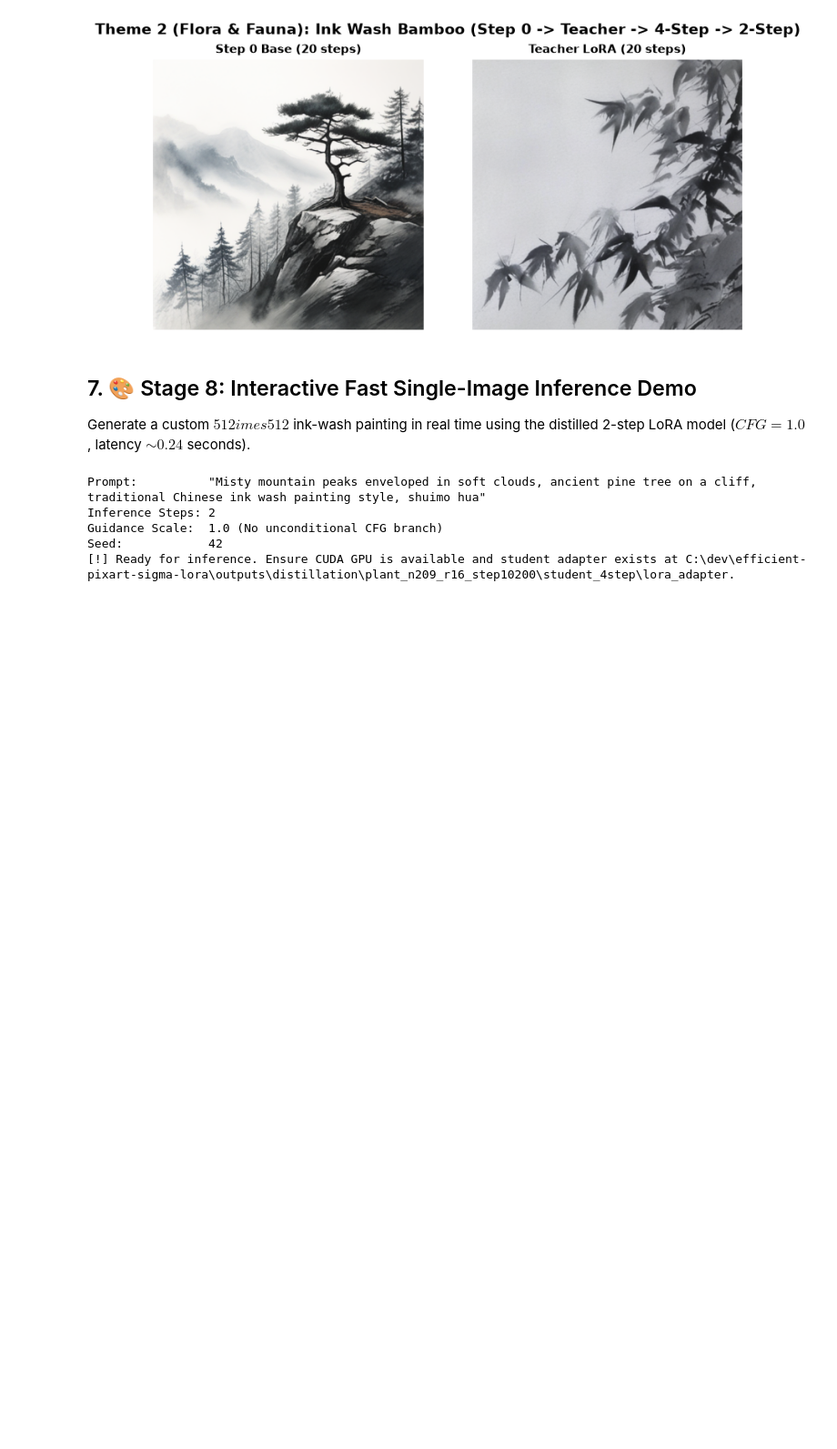
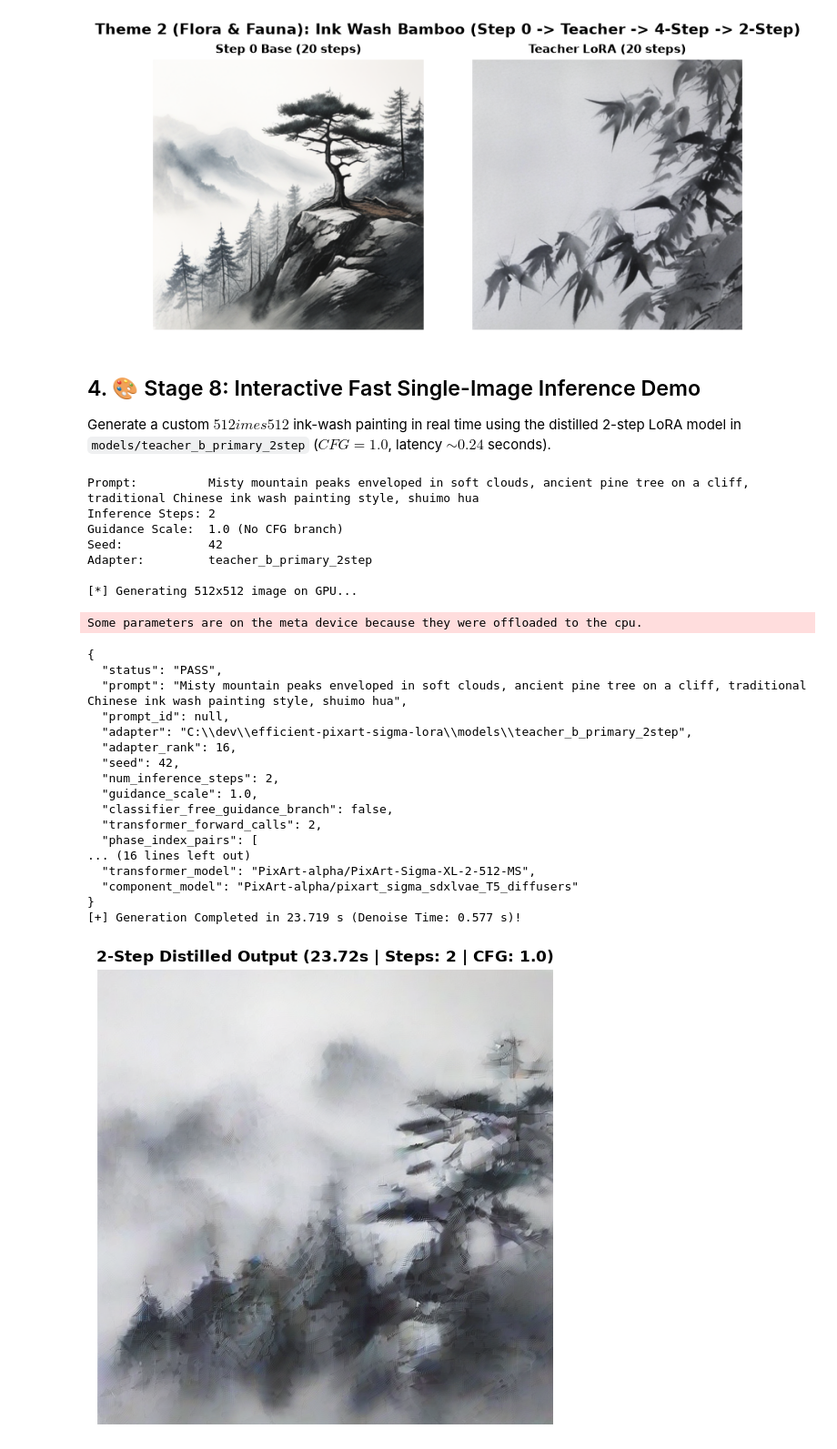
Before and after one commit to jackyckp/efficient-pixart-sigma-lora, a Jupyter notebook: notebooks/evaluation/pixart_distillation_4step_2step_eval.ipynb, the cells around one changed output. Shown at 91% size. Saved outputs shown, nothing was run; the diff lists cells and outputs as text; code cells hidden in the pictures; blank space fills up the shorter version.

```diff
--- a/notebooks/evaluation/02_pixart_distillation_4step_2step_and_eval.ipynb
+++ b/notebooks/evaluation/pixart_distillation_4step_2step_eval.ipynb
@@ -295,8 +231,8 @@ display_model_progression_grid(sample_images_bamboo, title="Theme 2 (Flora & Fau
 [figure]
 [figure]
 # %% [markdown]
-## 7. 🎨 Stage 8: Interactive Fast Single-Image Inference Demo
-Generate a custom $512	imes 512$ ink-wash painting in real time using the distilled 2-step LoRA model ($CFG=1.0$, latency $\sim 0.24$ seconds).
+## 4. 🎨 Stage 8: Interactive Fast Single-Image Inference Demo
+Generate a custom $512	imes 512$ ink-wash painting in real time using the distilled 2-step LoRA model in `models/teacher_b_primary_2step` ($CFG=1.0$, latency $\sim 0.24$ seconds).
 # %%
 from scripts.distillation.generate_distilled_impl import generate, build_parser as build_gen_parser
 
@@ -305,51 +241,69 @@ PROMPT = "Misty mountain peaks enveloped in soft clouds, ancient pine tree on a
 NUM_STEPS = 2
 SEED = 42
 GUIDANCE_SCALE = 1.0
 
-print(f"Prompt:          \"{PROMPT}\"")
-print(f"Inference Steps: {NUM_STEPS}")
-print(f"Guidance Scale:  {GUIDANCE_SCALE} (No unconditional CFG branch)")
-print(f"Seed:            {SEED}")
+# Select distilled adapter from models/
+adapter_to_use = student_2step_path if student_2step_path.exists() else student_4step_path
 
-# Select best available distilled student adapter
-adapter_candidate = REPO_ROOT / "outputs" / "distillation" / "plant_n209_r16_step10200" / "student_2step" / "lora_adapter"
-if not adapter_candidate.exists():
-    adapter_candidate = REPO_ROOT / "outputs" / "distillation_experiments" / "teacher_b_extend6k_then2step" / "student_2step" / "lora_adapter"
-if not adapter_candidate.exists():
-    adapter_candidate = REPO_ROOT / "outputs" / "distillation" / "plant_n209_r16_step10200" / "student_4step" / "lora_adapter"
-
-output_demo_png = REPO_ROOT / "outputs" / "inference_results" / "notebook2_interactive_demo.png"
+output_demo_png = MODELS_DIR / "inference_results" / "interactive_demo_2step.png"
 output_demo_png.parent.mkdir(parents=True, exist_ok=True)
 
-if torch.cuda.is_available() and adapter_candidate.exists():
-    print(f"[*] Generating 512x512 image using adapter: {adapter_candidate.name}...")
+print(f"Prompt:          {PROMPT}")
+print(f"Inference Steps: {NUM_STEPS}")
+print(f"Guidance Scale:  {GUIDANCE_SCALE} (No CFG branch)")
+print(f"Seed:            {SEED}")
+print(f"Adapter:         {adapter_to_use.name}")
+
+if torch.cuda.is_available() and adapter_to_use.exists():
+    print("\n[*] Generating 512x512 image on GPU...")
     start_time = time.perf_counter()
 
     gen_args = build_gen_parser().parse_args([
         "--prompt", PROMPT,
-        "--adapter", str(adapter_candidate),
+        "--adapter", str(adapter_to_use),
         "--num-inference-steps", str(NUM_STEPS),
         "--guidance-scale", str(GUIDANCE_SCALE),
         "--seed", str(SEED),
         "--output", str(output_demo_png)
     ])
-    result_meta = generate_distilled_image(gen_args)
+    result_meta = generate(gen_args)
 
     total_time = time.perf_counter() - start_time
     print(f"[+] Generation Completed in {total_time:.3f} s (Denoise Time: {result_meta.get('denoise_seconds', 0):.3f} s)!")
 
     # Display Generated Image
     img = Image.open(output_demo_png)
     plt.figure(figsize=(6.5, 6.5))
     plt.imshow(img)
-    plt.title(f"2-Step Distilled Image ({total_time:.2f}s | Steps: {NUM_STEPS} | CFG: {GUIDANCE_SCALE})", fontsize=12, fontweight="bold")
+    plt.title(f"2-Step Distilled Output ({total_time:.2f}s | Steps: {NUM_STEPS} | CFG: {GUIDANCE_SCALE})", fontsize=12, fontweight="bold")
     plt.axis("off")
     plt.show()
 else:
-    print(f"[!] Ready for inference. Ensure CUDA GPU is available and student adapter exists at {adapter_candidate}.")
+    print(f"[!] GPU or adapter not ready at {adapter_to_use}.")
 # %% [output]
-Prompt:          "Misty mountain peaks enveloped in soft clouds, ancient pine tree on a cliff, traditional Chinese ink wash painting style, shuimo hua"
+Prompt:          Misty mountain peaks enveloped in soft clouds, ancient pine tree on a cliff, traditional Chinese ink wash painting style, shuimo hua
 Inference Steps: 2
-Guidance Scale:  1.0 (No unconditional CFG branch)
+Guidance Scale:  1.0 (No CFG branch)
 Seed:            42
-[!] Ready for inference. Ensure CUDA GPU is available and student adapter exists at C:\dev\efficient-pixart-sigma-lora\outputs\distillation\plant_n209_r16_step10200\student_4step\lora_adapter.
+Adapter:         teacher_b_primary_2step
+
+[*] Generating 512x512 image on GPU...
+Some parameters are on the meta device because they were offloaded to the cpu.
+{
+  "status": "PASS",
+  "prompt": "Misty mountain peaks enveloped in soft clouds, ancient pine tree on a cliff, traditional Chinese ink wash painting style, shuimo hua",
+  "prompt_id": null,
+  "adapter": "C:\\dev\\efficient-pixart-sigma-lora\\models\\teacher_b_primary_2step",
+  "adapter_rank": 16,
+  "seed": 42,
+  "num_inference_steps": 2,
+  "guidance_scale": 1.0,
+  "classifier_free_guidance_branch": false,
+  "transformer_forward_calls": 2,
+  "phase_index_pairs": [
+... (16 lines left out)
+  "transformer_model": "PixArt-alpha/PixArt-Sigma-XL-2-512-MS",
+  "component_model": "PixArt-alpha/pixart_sigma_sdxlvae_T5_diffusers"
+}
+[+] Generation Completed in 23.719 s (Denoise Time: 0.577 s)!
+[figure, added]
```
Also changed, not shown: parts of 21 cells of this notebook, 10 other files.
